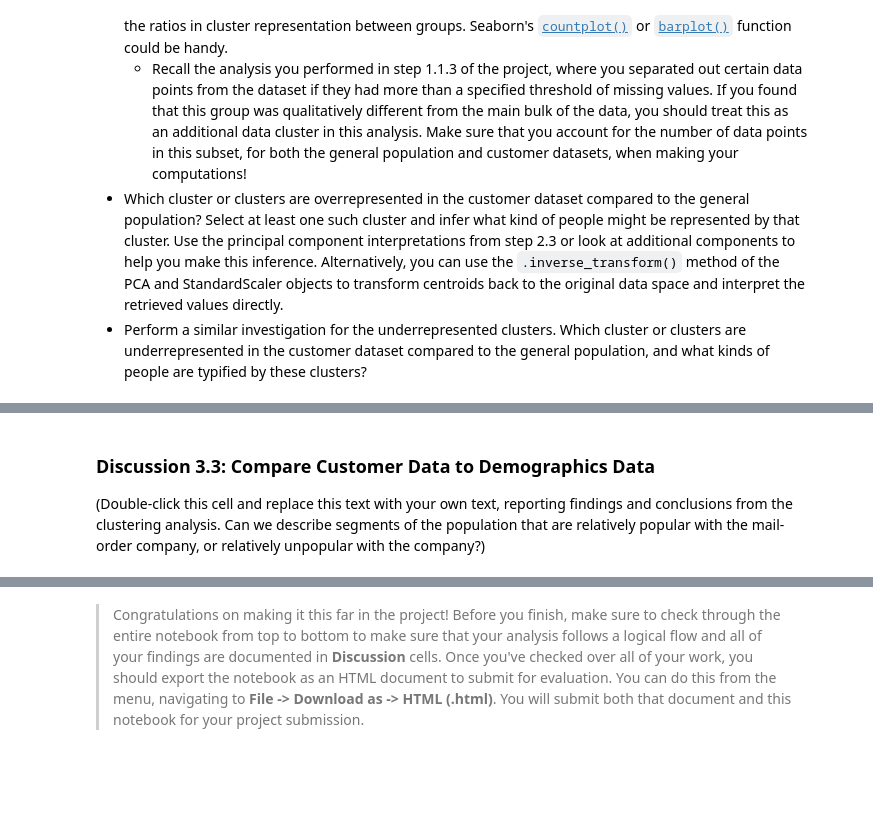
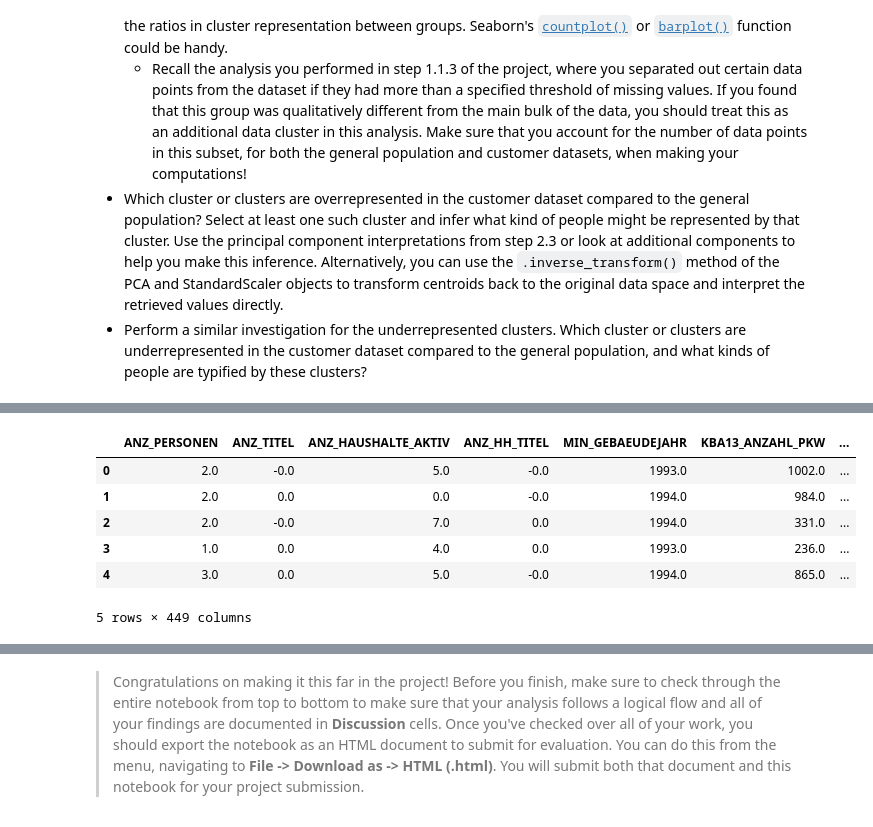
Before and after one commit to Mdhvince/Customer_Segmentation, a Jupyter notebook: Identify_Customer_Segments.ipynb, the cells around one changed output, grey strips where cells are left out. Cells and saved outputs as stored; diff of their text form; code cells hidden in the pictures; blank space fills up the shorter version.

```diff
--- a/Identify_Customer_Segments.ipynb
+++ b/Identify_Customer_Segments.ipynb
@@ -782 +852,19 @@ Take a look at the following points in this step:
+# %%
+# What kinds of people are part of a cluster that is overrepresented in the
+# customer data compared to the general population?
+
+def find_it(type_client=0):
+    data = scaler.inverse_transform(pca.inverse_transform(transformed_customer[np.where(cust_result == type_client)])).round()
+    df = pd.DataFrame(data=data, columns=customers.columns)
+    return df
+
+find_it(13).head()
+# %% [output]
+|  | ANZ_PERSONEN | ANZ_TITEL | ANZ_HAUSHALTE_AKTIV | ANZ_HH_TITEL | MIN_GEBAEUDEJAHR | KBA13_ANZAHL_PKW | ... |
+| 0 | 2.0 | -0.0 | 5.0 | -0.0 | 1993.0 | 1002.0 | ... |
+| 1 | 2.0 | 0.0 | 0.0 | -0.0 | 1994.0 | 984.0 | ... |
+| 2 | 2.0 | -0.0 | 7.0 | 0.0 | 1994.0 | 331.0 | ... |
+| 3 | 1.0 | 0.0 | 4.0 | 0.0 | 1993.0 | 236.0 | ... |
+| 4 | 3.0 | 0.0 | 5.0 | -0.0 | 1994.0 | 865.0 | ... |
+5 rows × 449 columns
 # %%
@@ -788,4 +878,0 @@ Take a look at the following points in this step:
-# %% [markdown]
-### Discussion 3.3: Compare Customer Data to Demographics Data
-
-(Double-click this cell and replace this text with your own text, reporting findings and conclusions from the clustering analysis. Can we describe segments of the population that are relatively popular with the mail-order company, or relatively unpopular with the company?)
```
Also changed, not shown: parts of 29 cells of this notebook.
